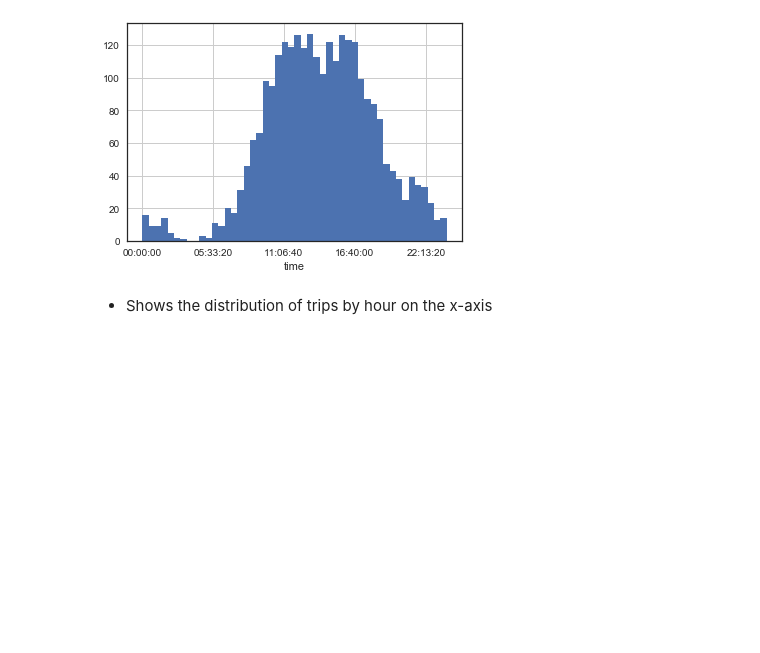
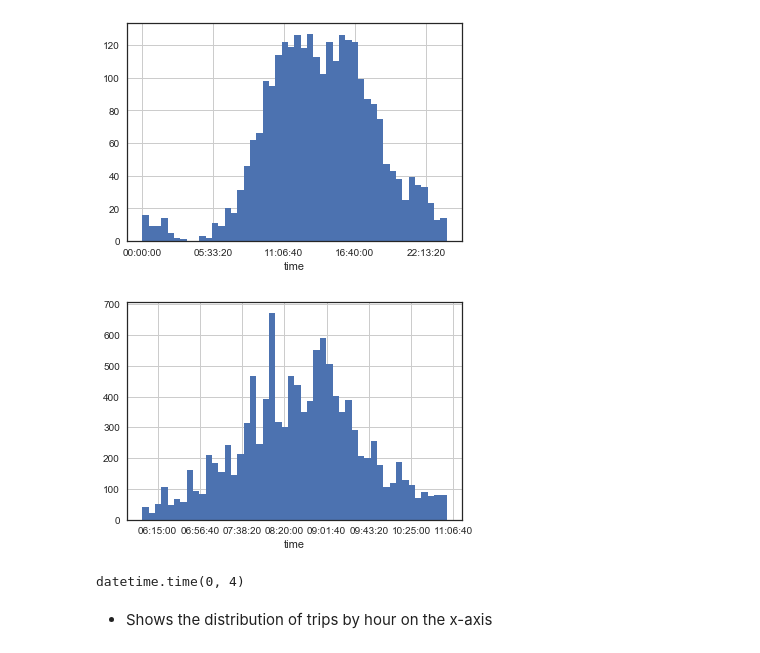
Before and after one commit to jonnor/bike-sharing-oslo, a Jupyter notebook: bay_area.ipynb, the cells around one changed output. Saved outputs shown, nothing was run; the diff lists cells and outputs as text; code cells hidden in the pictures; blank space fills up the shorter version.

```diff
--- a/bay_area.ipynb
+++ b/bay_area.ipynb
@@ -75,6 +86,14 @@ time_count[time_count.index.weekday < 5].hist(bins=48);
 time_count[time_count.index.weekday >= 5].hist(bins=48);
 # %% [output]
 [figure]
+# %%
+time_count[time_count.index.weekday < 5].between_time('06:00:00', '11:00:00').hist(bins=48);
+# %% [output]
+[figure, added]
+# %%
+time_count.index.time[0]
+# %% [output]
+datetime.time(0, 4)
 # %% [markdown]
  - Shows the distribution of trips by hour on the x-axis
 # %%
```
Also changed, not shown: parts of 17 cells of this notebook.
